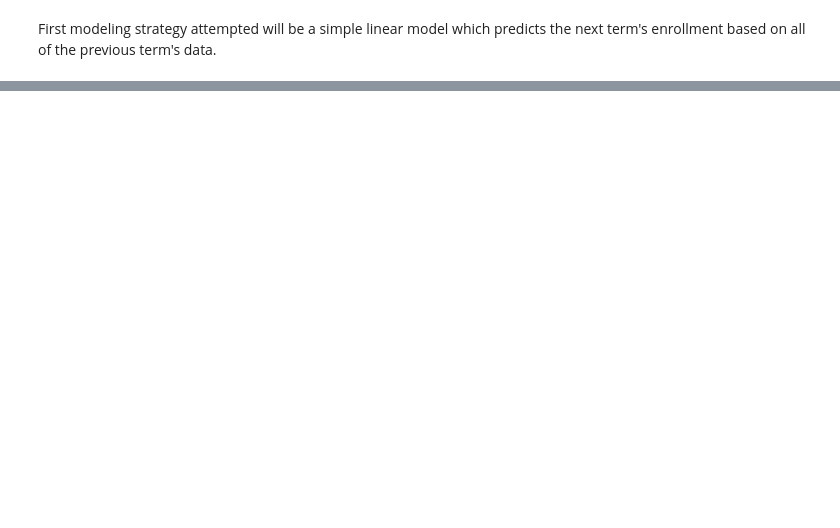
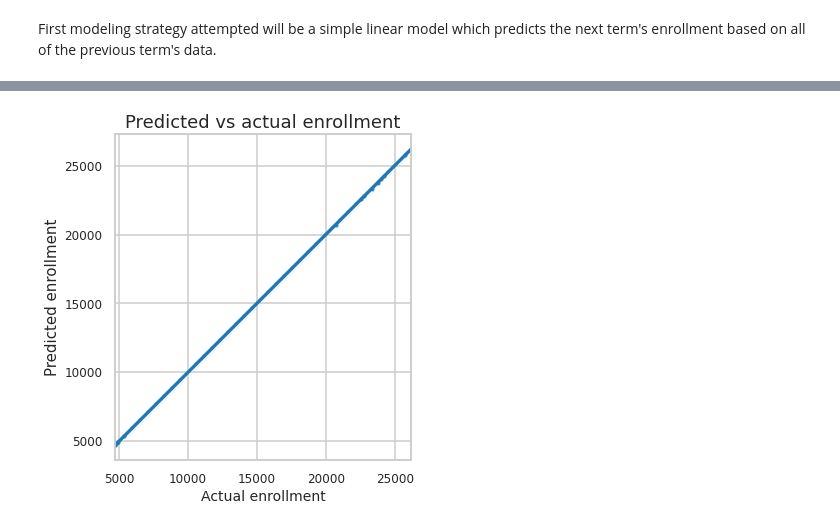
Before and after one commit to gperdrizet/LMC-enrollment-forecast, a Jupyter notebook: notebooks/linear_model.ipynb, the cells around one changed output, grey strips where cells are left out. Saved outputs shown, nothing was run; the diff lists cells and outputs as text; code cells hidden in the pictures; blank space fills up the shorter version.

```diff
--- a/notebooks/linear_model.ipynb
+++ b/notebooks/linear_model.ipynb
@@ -32,0 +115,19 @@ data
+# %%
+# Fit the model on the whole dataset
+bagging_model.fit(X, y)
+
+# Predict
+predicted_enrollment = bagging_model.predict(X)
+# %%
+# Plot actual enrollment vs predicted enrollment
+rcParams['figure.figsize'] = 6,6
+
+ax = sns.regplot(y=predicted_enrollment, x=actual_enrollment, fit_reg=True, scatter_kws={'s':10})
+ax.tick_params(labelsize=12)
+ax.set_title('Predicted vs actual enrollment', fontsize=18)
+ax.set_xlabel('Actual enrollment', fontsize=14)
+ax.set_ylabel('Predicted enrollment', fontsize=15)
+ax.set_aspect('equal', 'box')
+ax.yaxis.set_major_formatter(FormatStrFormatter('%.0f'))
+# %% [output]
+[figure, added]
```
Also changed, not shown: parts of 6 cells of this notebook.
